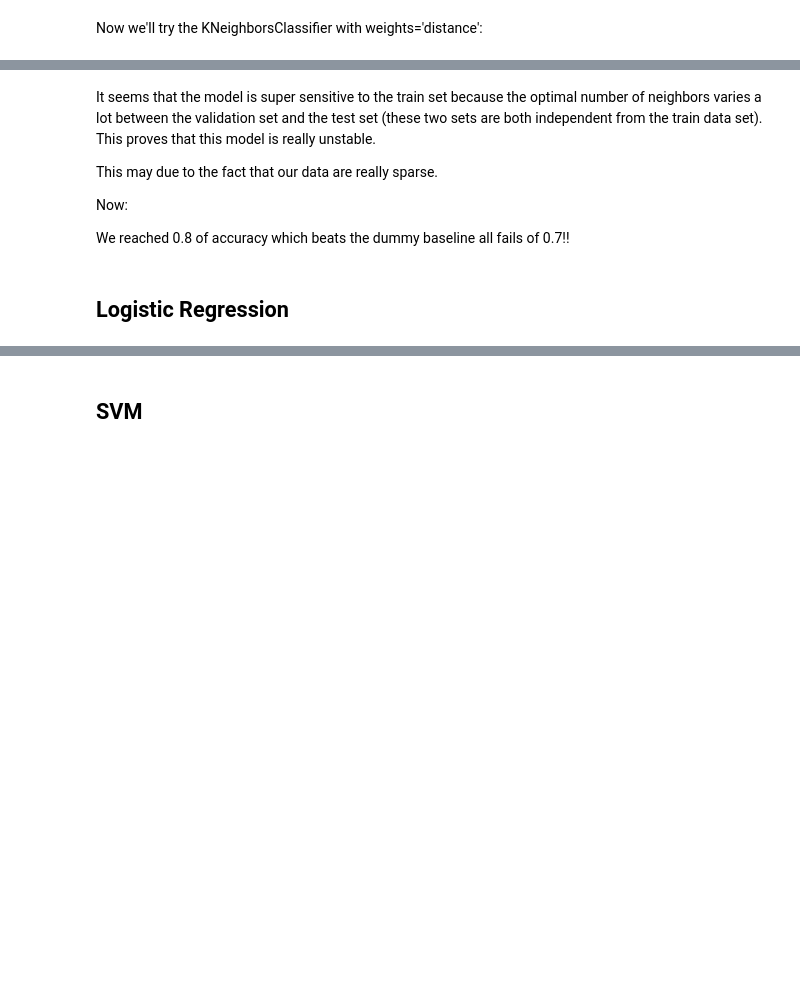
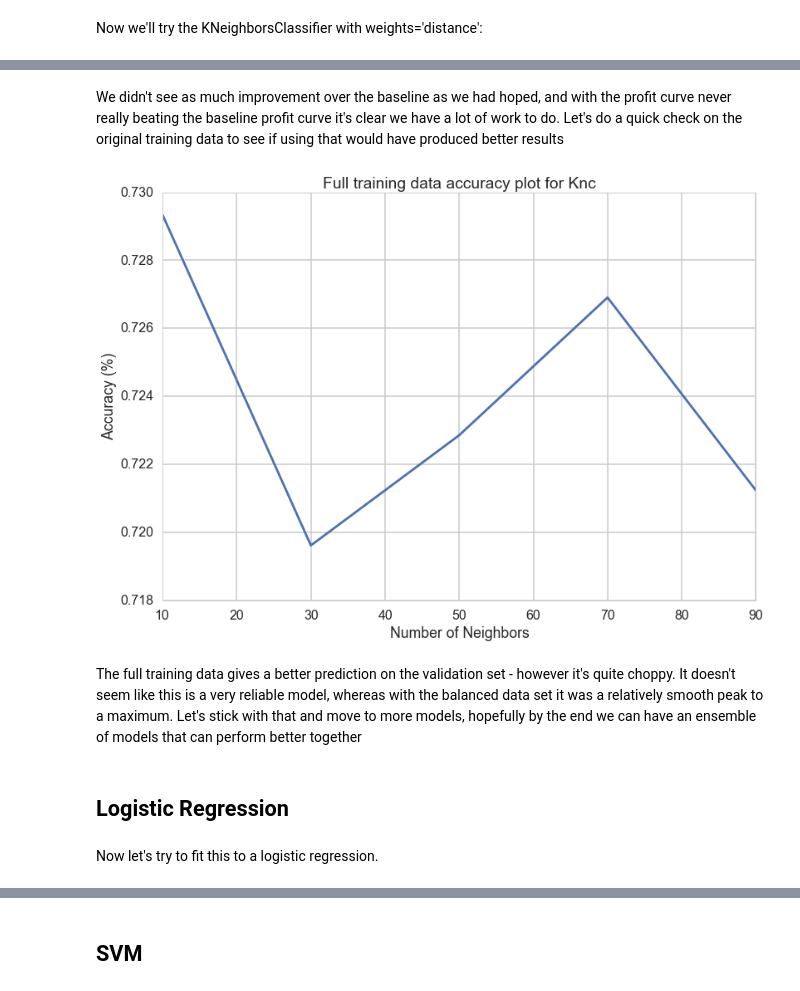
Before and after one commit to nicodri/CS109_crunchbase, a Jupyter notebook: EnsembleAnalysis.ipynb, the cells around one changed output, grey strips where cells are left out. Cells and saved outputs as stored; diff of their text form; code cells hidden in the pictures; blank space fills up the shorter version.

Commit message:
updates to ensemble notebook

```diff
--- a/EnsembleAnalysis.ipynb
+++ b/EnsembleAnalysis.ipynb
@@ -401,7 +604,7 @@ Best neighbors was 100 with max accuracy of 0.756962025316
 Now we'll try the KNeighborsClassifier with weights='distance':
 # %%
 knc = KNeighborsClassifier(n_neighbors=max_neighbors, weights='distance')
-knc.fit(X_train, y_train)
+knc.fit(X_train_bal, y_train_bal)
 validate_accuracy = knc.score(X_validate,y_validate)
 print "Validate accuracy with weights='distance' and n_neighbors = {}: {}".format(max_neighbors, validate_accuracy)
 # %% [output]
@@ -417,13 +620,31 @@ Test accuracy with weights='distance' and n_neighbors = 100: 0.745454545455
-# %% [markdown]
-It seems that the model is super sensitive to the train set because the optimal number of neighbors varies a lot between the validation set and the test set (these two sets are both independent from the train data set). This proves that this model is really unstable.
-
-This may due to the fact that our data are really sparse.
-
-Now:
-
-We reached 0.8 of accuracy which beats the dummy baseline all fails of 0.7!!
+# %% [markdown]
+We didn't see as much improvement over the baseline as we had hoped, and with the profit curve never really beating the baseline profit curve it's clear we have a lot of work to do. Let's do a quick check on the original training data to see if using that would have produced better results
+# %%
+neighbors=[10, 30, 50, 70, 90]
+accuracies=[]
+max_neighbors_full = 0
+max_accuracy_full = -float("inf")
+for n in neighbors:
+    knc = KNeighborsClassifier(n_neighbors=n)
+    knc.fit(X_train, y_train)
+    accuracies.append(knc.score(X_validate,y_validate))
+    if accuracies[-1] > max_accuracy_full:
+        max_accuracy_full = accuracies[-1]
+        max_neighbors_full = n
+plt.figure()
+plt.plot(neighbors,accuracies)
+plt.xlabel("Number of Neighbors")
+plt.ylabel("Accuracy (%)")
+plt.title('Full training data accuracy plot for Knc')
+plt.show()
+# %% [output]
+[figure, added]
+# %% [markdown]
+The full training data gives a better prediction on the validation set - however it's quite choppy. It doesn't seem like this is a very reliable model, whereas with the balanced data set it was a relatively smooth peak to a maximum. Let's stick with that and move to more models, hopefully by the end we can have an ensemble of models that can perform better together
 # %% [markdown]
 ## Logistic Regression
+# %% [markdown]
+Now let's try to fit this to a logistic regression.
 # %%
 from sklearn.linear_model import LogisticRegressionCV
 
```
Also changed, not shown: parts of 102 cells of this notebook, 1 other file.
